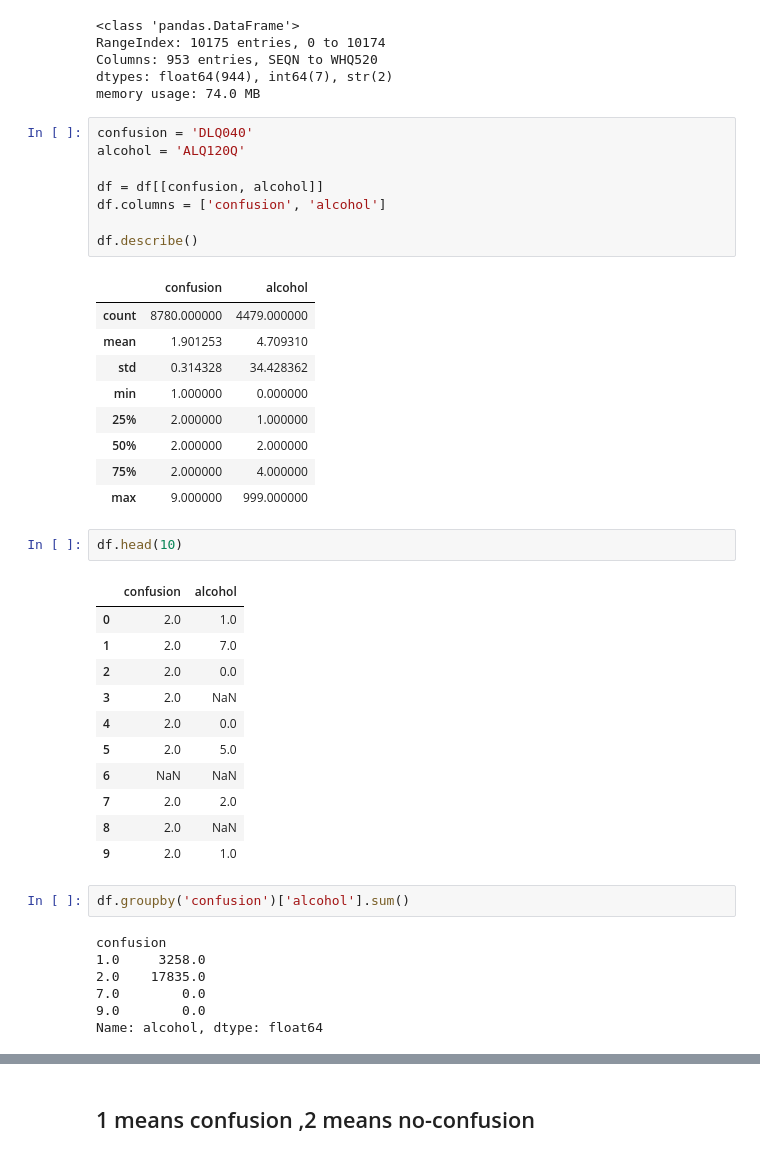
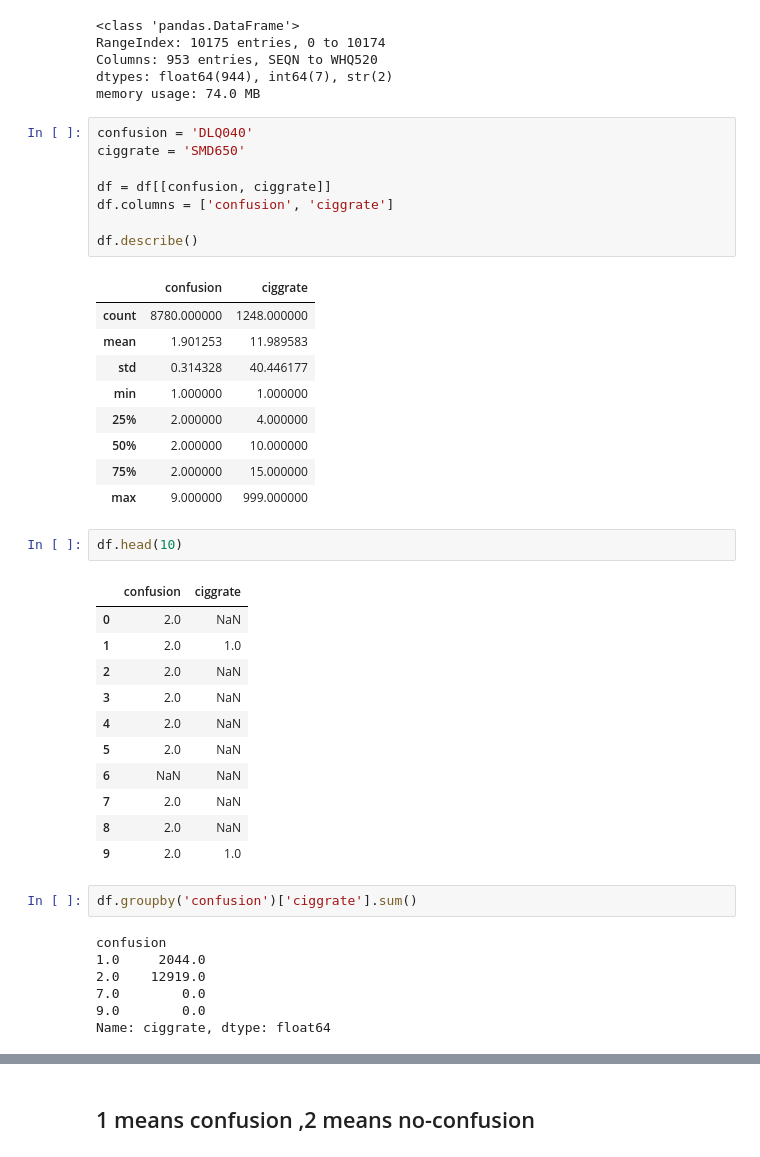
Before and after one commit to dewang002/Healthcare_data, a Jupyter notebook: Untitled.ipynb, the cells around one changed output, grey strips where cells are left out. Saved outputs shown, nothing was run; the diff lists cells and outputs as text.

```diff
--- a/Untitled.ipynb
+++ b/Untitled.ipynb
@@ -22,42 +23,42 @@ dtypes: float64(944), int64(7), str(2)
 memory usage: 74.0 MB
 # %%
 confusion = 'DLQ040'
-alcohol = 'ALQ120Q'
+ciggrate = 'SMD650'
 
-df = df[[confusion, alcohol]]
-df.columns = ['confusion', 'alcohol']
+df = df[[confusion, ciggrate]]
+df.columns = ['confusion', 'ciggrate']
 
 df.describe()
 # %% [output]
-|  | confusion | alcohol |
-| count | 8780.000000 | 4479.000000 |
-| mean | 1.901253 | 4.709310 |
-| std | 0.314328 | 34.428362 |
-| min | 1.000000 | 0.000000 |
-| 25% | 2.000000 | 1.000000 |
-| 50% | 2.000000 | 2.000000 |
-| 75% | 2.000000 | 4.000000 |
+|  | confusion | ciggrate |
+| count | 8780.000000 | 1248.000000 |
+| mean | 1.901253 | 11.989583 |
+| std | 0.314328 | 40.446177 |
+| min | 1.000000 | 1.000000 |
+| 25% | 2.000000 | 4.000000 |
+| 50% | 2.000000 | 10.000000 |
+| 75% | 2.000000 | 15.000000 |
 | max | 9.000000 | 999.000000 |
 # %%
 df.head(10)
 # %% [output]
-|  | confusion | alcohol |
-| 0 | 2.0 | 1.0 |
-| 1 | 2.0 | 7.0 |
-| 2 | 2.0 | 0.0 |
+|  | confusion | ciggrate |
+| 0 | 2.0 | NaN |
+| 1 | 2.0 | 1.0 |
+| 2 | 2.0 | NaN |
 | 3 | 2.0 | NaN |
-| 4 | 2.0 | 0.0 |
-| 5 | 2.0 | 5.0 |
+| 4 | 2.0 | NaN |
+| 5 | 2.0 | NaN |
 | 6 | NaN | NaN |
-| 7 | 2.0 | 2.0 |
+| 7 | 2.0 | NaN |
 | 8 | 2.0 | NaN |
 | 9 | 2.0 | 1.0 |
 # %%
-df.groupby('confusion')['alcohol'].sum()
+df.groupby('confusion')['ciggrate'].sum()
 # %% [output]
 confusion
-1.0     3258.0
-2.0    17835.0
+1.0     2044.0
+2.0    12919.0
 7.0        0.0
 9.0        0.0
-Name: alcohol, dtype: float64
+Name: ciggrate, dtype: float64
```
Also changed, not shown: parts of 29 cells of this notebook.
